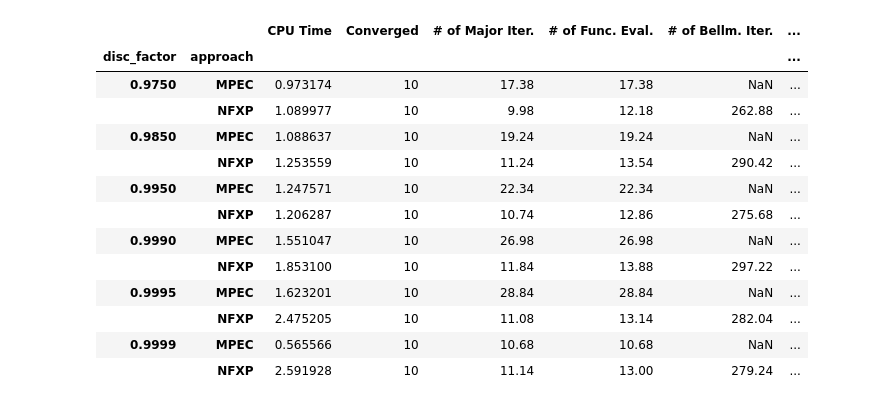
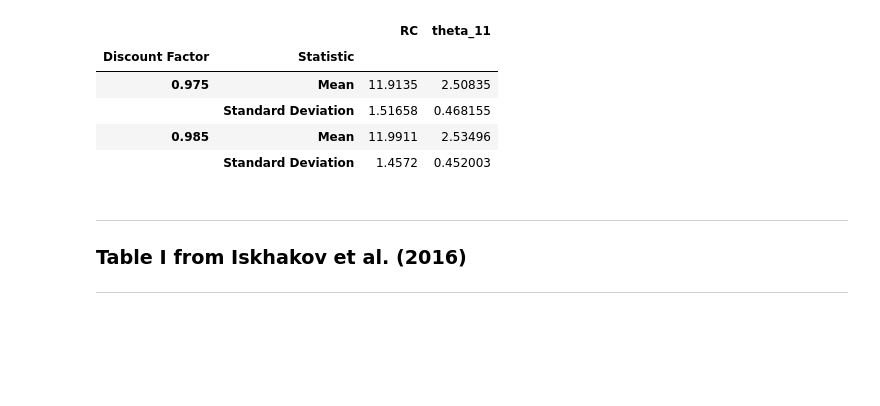
Before and after one commit to OpenSourceEconomics/ruspy, a Jupyter notebook: promotion/replication/replication_iskhakov_et_al_2016.ipynb, the cells around one changed output. Saved outputs shown, nothing was run; the diff lists cells and outputs as text; code cells hidden in the pictures; blank space fills up the shorter version.

```diff
--- a/promotion/replication/replication_iskhakov_et_al_2016.ipynb
+++ b/promotion/replication/replication_iskhakov_et_al_2016.ipynb
@@ -126,6 +132,7 @@ for factor in discount_factor:
                 "NFXP", transition_result_nfxp, cost_result_nfxp, time_nfxp, number_states)
 
             # Adapt the Initiation Dictionairy of MPEC for this run
+            init_dict_mpec["optimizer"]["gradient"] = "Yes"
             init_dict_mpec["model_specifications"]["discount_factor"] = factor
             init_dict_mpec["optimizer"]["params"] = np.concatenate((
                 starting_expected_value_fun, starting_cost_params[:, start]))
@@ -140,3 +147,16 @@ for factor in discount_factor:
                 factor, run, start, "MPEC"].loc[
                 ~results.columns.isin(["# of Bellm. Iter.", "# of N-K Iter."])] = process_result(
                         "MPEC", transition_result_mpec, cost_result_mpec, time_mpec, number_states)
+
+            # Adapt the Initiation Dictionairy of MPEC to use numerical first order derivatives
+            init_dict_mpec["optimizer"]["gradient"] = "No"
+
+            tic = time.perf_counter()
+            transition_result_mpec_num, cost_result_mpec_num = estimate(init_dict_mpec, data)
+            toc = time.perf_counter()
+            time_mpec_num = toc - tic
+
+            results.loc[
+                factor, run, start, "MPEC (numerical)"].loc[
+                ~results.columns.isin(["# of Bellm. Iter.", "# of N-K Iter."])] = process_result(
+                        "MPEC (numerical)", transition_result_mpec_num, cost_result_mpec_num, time_mpec_num, number_states)
@@ -180,22 +219,29 @@ table_1.groupby(level=["disc_factor", "approach"]).mean()
+# %%
+# Create a Table with the results
+index = pd.MultiIndex.from_product([discount_factor, statistic],
+                                   names=["Discount Factor", "Statistic"])
+NFXP_Iskhakov = pd.DataFrame(index=index, columns=["RC", "theta_11"])
+for factor in discount_factor:
+    NFXP_Iskhakov_temp = scipy.io.loadmat(
+        "auxiliary_iskhakov_et_al_2016/new_solution_beta_" + str(int(100000*factor)))[
+        "result_jr87_" + str(int(100000*factor))]
+    NFXP_Iskhakov.loc[factor, "Mean"] = NFXP_Iskhakov_temp.mean(axis=0)
+    NFXP_Iskhakov.loc[factor, "Standard Deviation"] = NFXP_Iskhakov_temp.std(axis=0)
+# %%
+NFXP_Iskhakov
+# %% [output]
+|  |  | RC | theta_11 |
+| Discount Factor | Statistic |  |  |
+| 0.975 | Mean | 11.9135 | 2.50835 |
+|  | Standard Deviation | 1.51658 | 0.468155 |
+| 0.985 | Mean | 11.9911 | 2.53496 |
+|  | Standard Deviation | 1.4572 | 0.452003 |
+# %% [markdown]
+---
+### Table I from Iskhakov et al. (2016)
+---
 # %%
 # Create Table I from Iskhakov et al. (2016)
 columns_table_2 = ["CPU Time", "Converged", "# of Major Iter.", "# of Func. Eval.", "# of Bellm. Iter.", "# of N-K Iter."]
-table_2 = results[columns_table_2].astype(float)
-table_2 = table_2.groupby(["disc_factor", "approach"]).mean()
-table_2["Converged"] = (table_2["Converged"]*number_runs*starting_cost_params.shape[1]).astype(int)
-table_2
+table_2 = results[columns_table_2].astype(float).groupby(["Discount Factor", "Approach"]).mean()
+#table_2["Converged"] = (table_2["Converged"]*number_runs*starting_cost_params.shape[1]).astype(int)
-# %% [output]
-|  |  | CPU Time | Converged | # of Major Iter. | # of Func. Eval. | # of Bellm. Iter. | ... |
-| disc_factor | approach |  |  |  |  |  | ... |
-| 0.9750 | MPEC | 0.973174 | 10 | 17.38 | 17.38 | NaN | ... |
-|  | NFXP | 1.089977 | 10 | 9.98 | 12.18 | 262.88 | ... |
-| 0.9850 | MPEC | 1.088637 | 10 | 19.24 | 19.24 | NaN | ... |
-|  | NFXP | 1.253559 | 10 | 11.24 | 13.54 | 290.42 | ... |
-| 0.9950 | MPEC | 1.247571 | 10 | 22.34 | 22.34 | NaN | ... |
-|  | NFXP | 1.206287 | 10 | 10.74 | 12.86 | 275.68 | ... |
-| 0.9990 | MPEC | 1.551047 | 10 | 26.98 | 26.98 | NaN | ... |
-|  | NFXP | 1.853100 | 10 | 11.84 | 13.88 | 297.22 | ... |
-| 0.9995 | MPEC | 1.623201 | 10 | 28.84 | 28.84 | NaN | ... |
-|  | NFXP | 2.475205 | 10 | 11.08 | 13.14 | 282.04 | ... |
-| 0.9999 | MPEC | 0.565566 | 10 | 10.68 | 10.68 | NaN | ... |
-|  | NFXP | 2.591928 | 10 | 11.14 | 13.00 | 279.24 | ... |
```
Also changed, not shown: parts of 11 cells of this notebook, 10 other files.
